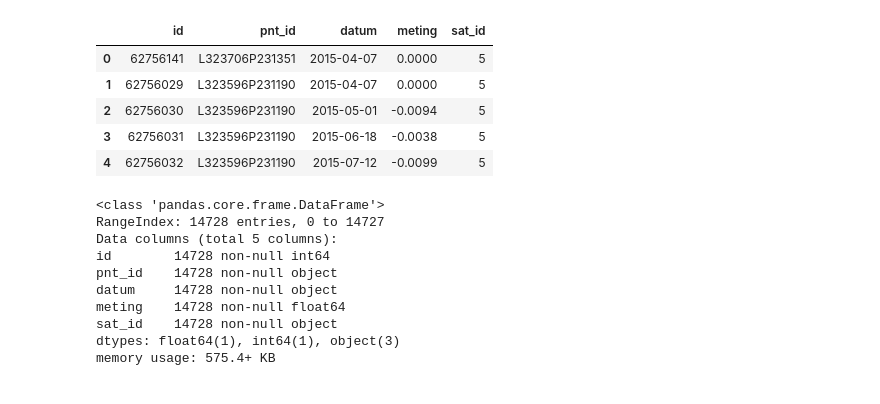
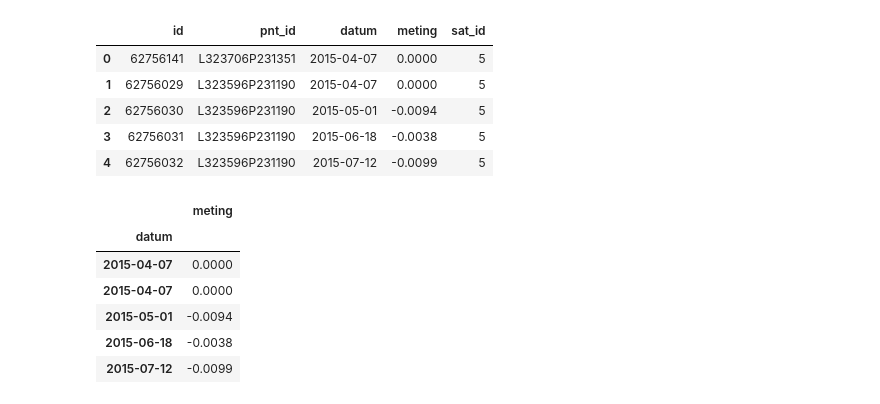
Before and after one commit to Jellybean12/Groepje-C3, a Jupyter notebook: ARMA.ipynb, the cells around one changed output. Saved outputs shown, nothing was run; the diff lists cells and outputs as text; code cells hidden in the pictures.

```diff
--- a/ARMA.ipynb
+++ b/ARMA.ipynb
@@ -126,16 +126,15 @@ d.head()
 | 2 | 62756030 | L323596P231190 | 2015-05-01 | -0.0094 | 5 |
 | 3 | 62756031 | L323596P231190 | 2015-06-18 | -0.0038 | 5 |
 | 4 | 62756032 | L323596P231190 | 2015-07-12 | -0.0099 | 5 |
-# %%
-d.info()
-# %% [output]
-<class 'pandas.core.frame.DataFrame'>
-RangeIndex: 14728 entries, 0 to 14727
-Data columns (total 5 columns):
-id        14728 non-null int64
-pnt_id    14728 non-null object
-datum     14728 non-null object
-meting    14728 non-null float64
-sat_id    14728 non-null object
-dtypes: float64(1), int64(1), object(3)
-memory usage: 575.4+ KB
+# %%
+satall = d[['datum' , 'meting']]
+satall = satall.set_index(['datum'])
+satall.head()
+# %% [output]
+|  | meting |
+| datum |  |
+| 2015-04-07 | 0.0000 |
+| 2015-04-07 | 0.0000 |
+| 2015-05-01 | -0.0094 |
+| 2015-06-18 | -0.0038 |
+| 2015-07-12 | -0.0099 |
```
Also changed, not shown: parts of 16 cells of this notebook, 3 other files.
